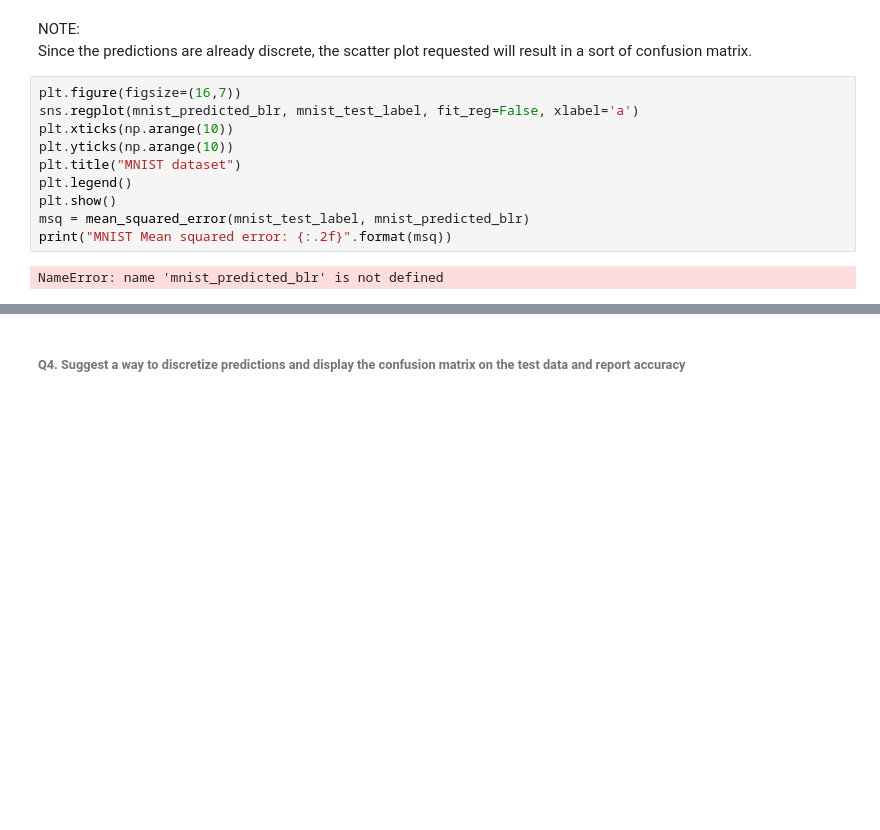
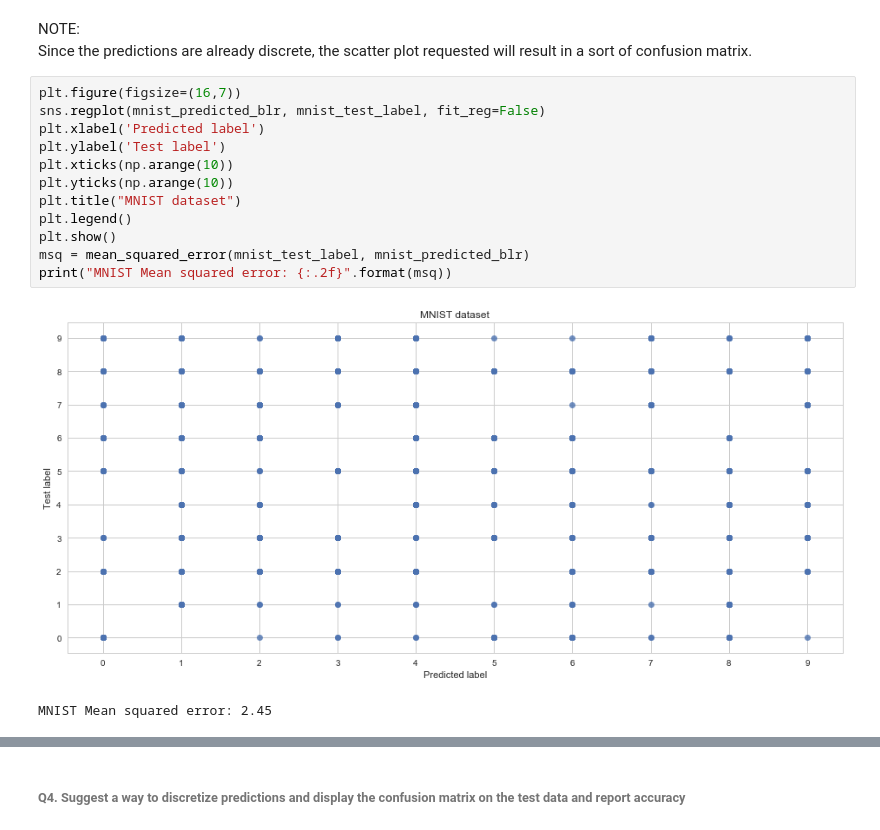
Before and after one commit to alegaballo/ASI, a Jupyter notebook: assesment/assesment.ipynb, the cells around one changed output, grey strips where cells are left out. Saved outputs shown, nothing was run; the diff lists cells and outputs as text; blank space fills up the shorter version.

```diff
--- a/assesment/assesment.ipynb
+++ b/assesment/assesment.ipynb
@@ -495,16 +503,19 @@ cifar_predicted_blr = cifar_blr.predict(cifar_test)
 <div class='label label-warning'>NOTE:</div> Since the predictions are already discrete, the scatter plot requested will result in a sort of confusion matrix.
 # %%
 plt.figure(figsize=(16,7))
-sns.regplot(mnist_predicted_blr, mnist_test_label, fit_reg=False, xlabel='a')
+sns.regplot(mnist_predicted_blr, mnist_test_label, fit_reg=False)
+plt.xlabel('Predicted label')
+plt.ylabel('Test label')
 plt.xticks(np.arange(10))
 plt.yticks(np.arange(10))
 plt.title("MNIST dataset")
 plt.legend()
 plt.show()
 msq = mean_squared_error(mnist_test_label, mnist_predicted_blr)
 print("MNIST Mean squared error: {:.2f}".format(msq))
 # %% [output]
+[figure, added]
-NameError: name 'mnist_predicted_blr' is not defined
+MNIST Mean squared error: 2.45
 # %%
 plt.figure(figsize=(16,7))
 sns.regplot(cifar_predicted_blr, cifar_test_label, fit_reg=False, color='G')
```
Also changed, not shown: parts of 8 cells of this notebook.
